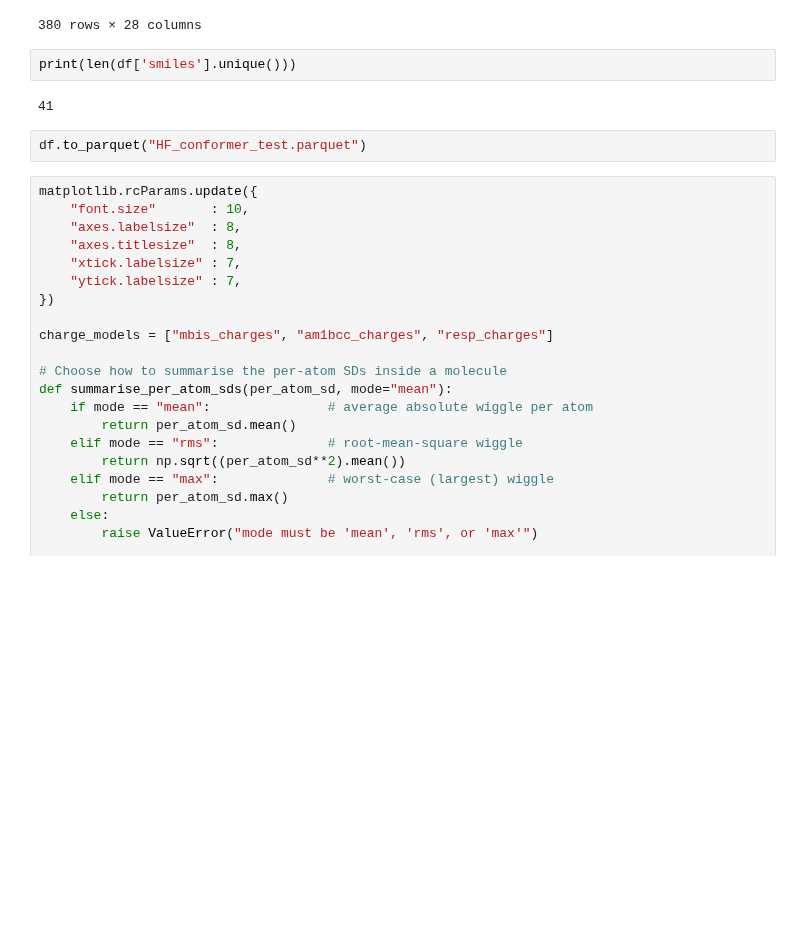
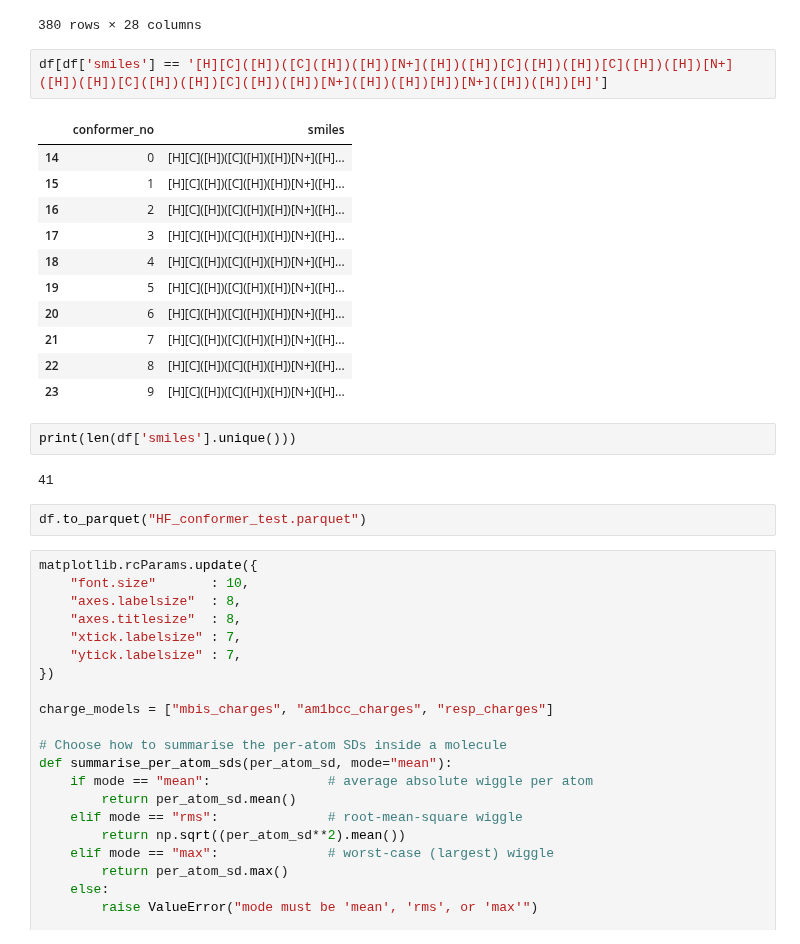
Before and after one commit to bismuthadams1/charge_paper, a Jupyter notebook: conformer_test/explore_parquet.ipynb, the cells around one changed output. Cells and saved outputs as stored; diff of their text form; blank space fills up the shorter version.

```diff
--- a/conformer_test/explore_parquet.ipynb
+++ b/conformer_test/explore_parquet.ipynb
@@ -184,6 +182,20 @@ df
 | 399 | [-0.5391742099049568, 0.574724159... | [-0.15838082692307692, 0.47131917... | [-0.1339953609992965, 0.324018054... | None | [-0.3967, 0.4537, -0.5959, 0.5733... | 1.626486 | ... |
 | 400 | [-0.5420965388408234, 0.585388696... | [-0.15841919230769233, 0.47028080... | [-0.1339953609992965, 0.324018054... | None | [-0.4088, 0.5234, -0.6172, 0.4232... | 1.520279 | ... |
 380 rows × 28 columns
+# %%
+df[df['smiles'] == '[H][C]([H])([C]([H])([H])[N+]([H])([H])[C]([H])([H])[C]([H])([H])[N+]([H])([H])[C]([H])([H])[C]([H])([H])[N+]([H])([H])[H])[N+]([H])([H])[H]']
+# %% [output]
+|  | conformer_no | smiles |
+| 14 | 0 | [H][C]([H])([C]([H])([H])[N+]([H]... |
+| 15 | 1 | [H][C]([H])([C]([H])([H])[N+]([H]... |
+| 16 | 2 | [H][C]([H])([C]([H])([H])[N+]([H]... |
+| 17 | 3 | [H][C]([H])([C]([H])([H])[N+]([H]... |
+| 18 | 4 | [H][C]([H])([C]([H])([H])[N+]([H]... |
+| 19 | 5 | [H][C]([H])([C]([H])([H])[N+]([H]... |
+| 20 | 6 | [H][C]([H])([C]([H])([H])[N+]([H]... |
+| 21 | 7 | [H][C]([H])([C]([H])([H])[N+]([H]... |
+| 22 | 8 | [H][C]([H])([C]([H])([H])[N+]([H]... |
+| 23 | 9 | [H][C]([H])([C]([H])([H])[N+]([H]... |
 # %%
 print(len(df['smiles'].unique()))
 # %% [output]
```
Also changed, not shown: parts of 6 cells of this notebook, 15 other files.
